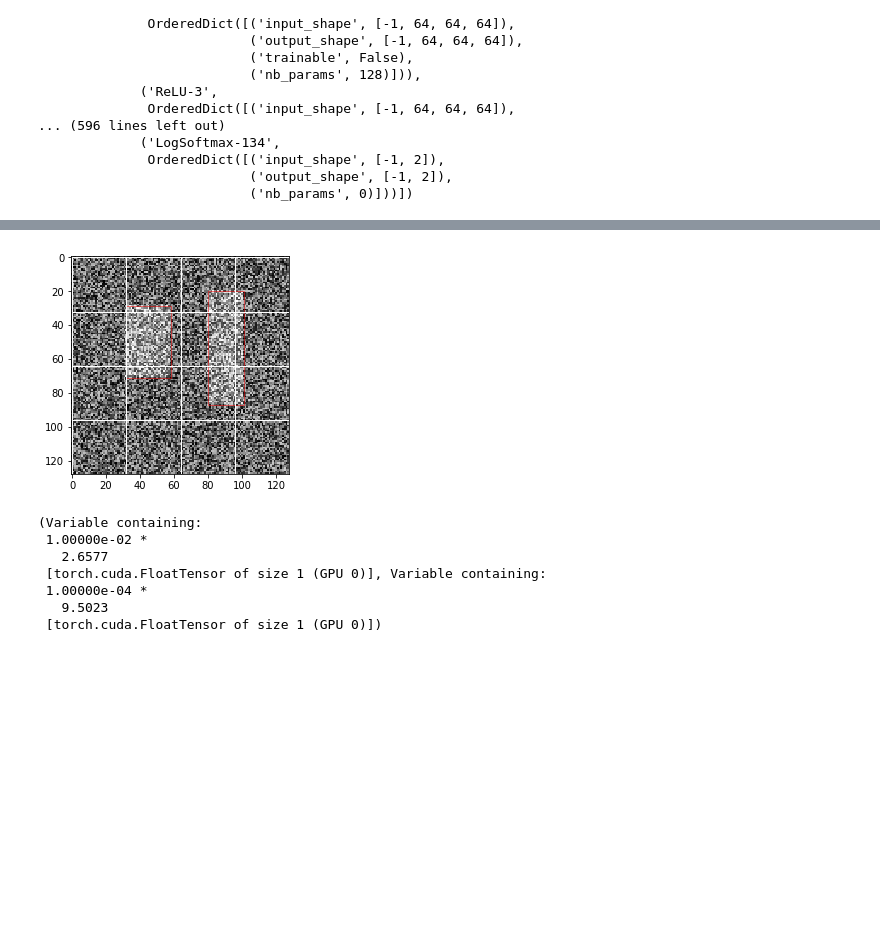
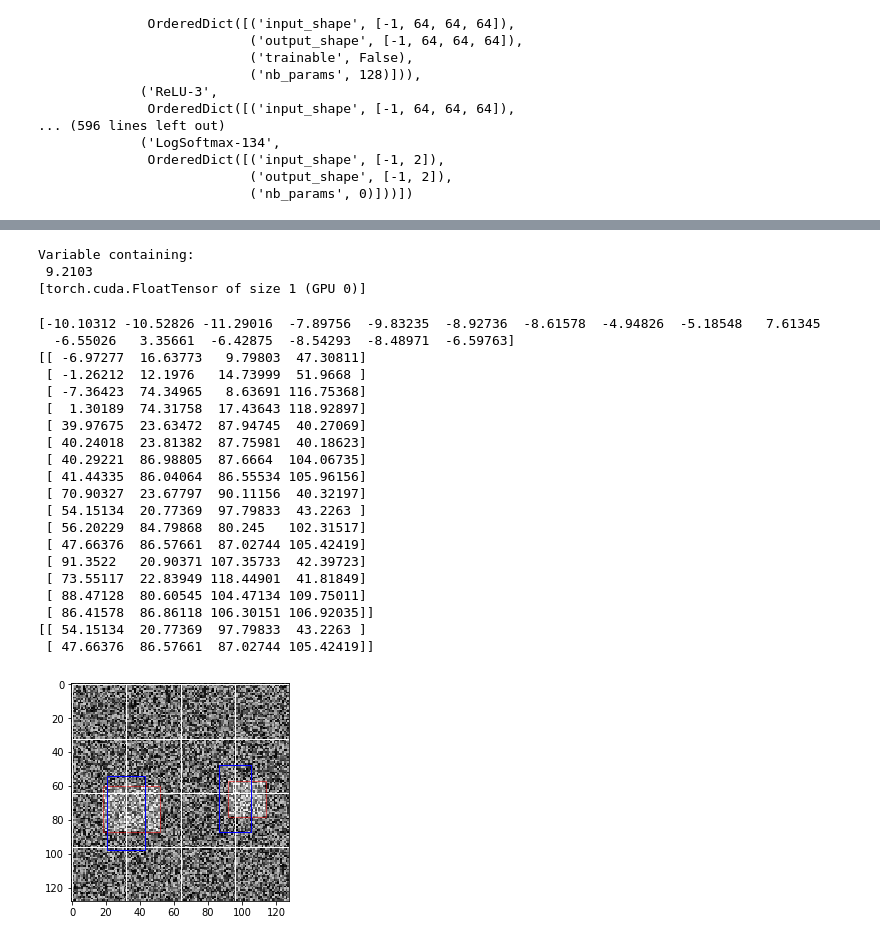
Before and after one commit to slawekslex/dl_experiments, a Jupyter notebook: pneumonia/ToyClassification.ipynb, the cells around one changed output, grey strips where cells are left out. Saved outputs shown, nothing was run; the diff lists cells and outputs as text; code cells hidden in the pictures; blank space fills up the shorter version.

Commit message:
added cross entropy: score 0.57

```diff
--- a/pneumonia/ToyClassification.ipynb
+++ b/pneumonia/ToyClassification.ipynb
@@ -170,3 +166,11 @@ class SSD_Head(nn.Module):
+# %%
+a = V(np.array([0.0,1,1]))
+b = V(np.array([0.0,0,1]))
+F.binary_cross_entropy(a,b)
+# %% [output]
+Variable containing:
+ 9.2103
+[torch.cuda.FloatTensor of size 1 (GPU 0)]
 # %%
 def intersect(box_a, box_b):
     max_xy = torch.min(box_a[:, None, 2:], box_b[None, :, 2:])
@@ -212,8 +216,8 @@ def get_y(bbox):
 
 def actn_to_bb(actn, anchors):
     actn_bbs = torch.tanh(actn)
-    actn_centers = (actn_bbs[:,:2] * grid_sizes) * 2 - grid_sizes + anchors[:,:2]
-    actn_hw = 1.5*actn_bbs[:,2:] * anchors[:,2:]
+    actn_centers = (actn_bbs[:,:2]/2 * grid_sizes) + anchors[:,:2]
+    actn_hw = (actn_bbs[:,2:]/2+1) * anchors[:,2:]
     return hw2corners(actn_centers, actn_hw)
 
 def map_to_ground_truth(overlaps, print_it=False):
@@ -228,27 +232,27 @@ def map_to_ground_truth(overlaps, print_it=False):
 def avg_size(boxes):
     return ((boxes[:,2]-boxes[:,0])*(boxes[:,3]-boxes[:,1])).mean()
 
-def ssd_1_loss(activ, tar_box):
+def ssd_1_loss(activ,conf, tar_box):
     a_ic = actn_to_bb(activ, anchors)
     if len(tar_box.nonzero())==0:
-        return V(0.), avg_size(a_ic)
+        actual = V(torch.zeros(len(conf)).float())
+        return 0, F.binary_cross_entropy_with_logits(conf.view(-1), actual)
     bbox = get_y(tar_box)
     overlaps = jaccard(bbox.data, anchor_cnr.data)
     gt_overlap,gt_idx = map_to_ground_truth(overlaps)
     pos = gt_overlap > 0.4
     pos_idx = torch.nonzero(pos)[:,0]
     #print(pos_idx)
-    neg_idx = torch.nonzero(1-pos)[:,0]
+    #neg_idx = torch.nonzero(1-pos)[:,0]
     gt_bbox = bbox[gt_idx]
     loc_loss = ((a_ic[pos_idx] - gt_bbox[pos_idx]).abs()).mean()
-    neg = a_ic[neg_idx]
-    neg_loss  = avg_size(neg)
-    return loc_loss, neg_loss
+    conf_loss =F.binary_cross_entropy_with_logits(conf.view(-1), V(pos.float()))
+    return loc_loss, conf_loss
 
 def ssd_loss(pred,targ,print_it=False):
     lng,lls = 0.,0.
-    for activ, tar_box in zip(pred,targ):
-        loc_loss,neg_loss = ssd_1_loss(activ, tar_box)
+    for conf,activ, tar_box in zip(*pred,targ):
+        loc_loss,neg_loss = ssd_1_loss(activ,conf, tar_box)
         lls += loc_loss
         lng += neg_loss
     if print_it: print(f'loc: {lls.data[0]}, neg: {lng.data[0]}')
@@ -258,29 +268,45 @@ x,y = next(iter(data.val_dl))
 # %%
 act = learn.model(V(x))
 # %%
-idx=14
-activ0 = act[idx]
+idx=0
+activ0p =act[0][idx]
+activ0b = act[1][idx]
 tar_box0 = V(y)[idx]
+prob = activ0p.cpu().data.numpy().reshape(-1)
 
-act_boxes =actn_to_bb(activ0, anchors)*128
-act_boxes = act_boxes.cpu().data.numpy().reshape(-1)
 
+act_boxes =actn_to_bb(activ0b, anchors)*128
+act_boxes = act_boxes.cpu().data.numpy()
+print(prob)
+print(act_boxes)
+act_boxes = act_boxes[np.nonzero(prob>0)]
+print(act_boxes)
 filename = data.val_ds.fnames[idx]
 ax =display(filename)
 draw_boxes(ax, anch_boxes, color='white')
-draw_rects(ax,act_boxes, 'blue')
+draw_rects(ax,act_boxes.reshape(-1), 'blue')
 # %% [output]
+[-10.10312 -10.52826 -11.29016  -7.89756  -9.83235  -8.92736  -8.61578  -4.94826  -5.18548   7.61345
+  -6.55026   3.35661  -6.42875  -8.54293  -8.48971  -6.59763]
+[[ -6.97277  16.63773   9.79803  47.30811]
+ [ -1.26212  12.1976   14.73999  51.9668 ]
+ [ -7.36423  74.34965   8.63691 116.75368]
+ [  1.30189  74.31758  17.43643 118.92897]
+ [ 39.97675  23.63472  87.94745  40.27069]
+ [ 40.24018  23.81382  87.75981  40.18623]
+ [ 40.29221  86.98805  87.6664  104.06735]
+ [ 41.44335  86.04064  86.55534 105.96156]
+ [ 70.90327  23.67797  90.11156  40.32197]
+ [ 54.15134  20.77369  97.79833  43.2263 ]
+ [ 56.20229  84.79868  80.245   102.31517]
+ [ 47.66376  86.57661  87.02744 105.42419]
+ [ 91.3522   20.90371 107.35733  42.39723]
+ [ 73.55117  22.83949 118.44901  41.81849]
+ [ 88.47128  80.60545 104.47134 109.75011]
+ [ 86.41578  86.86118 106.30151 106.92035]]
+[[ 54.15134  20.77369  97.79833  43.2263 ]
+ [ 47.66376  86.57661  87.02744 105.42419]]
-[figure, old version]
+[figure, new version]
-# %%
-ssd_1_loss(activ0, tar_box0)
-# %% [output]
-(Variable containing:
- 1.00000e-02 *
-   2.6577
- [torch.cuda.FloatTensor of size 1 (GPU 0)], Variable containing:
- 1.00000e-04 *
-   9.5023
- [torch.cuda.FloatTensor of size 1 (GPU 0)])
 # %%
 ssd_loss(act, V(y), True)
 # %% [output]
```
Also changed, not shown: parts of 17 cells of this notebook.
